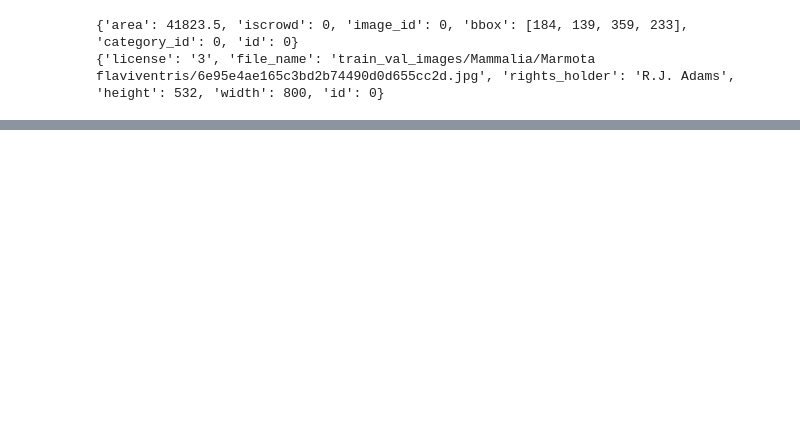
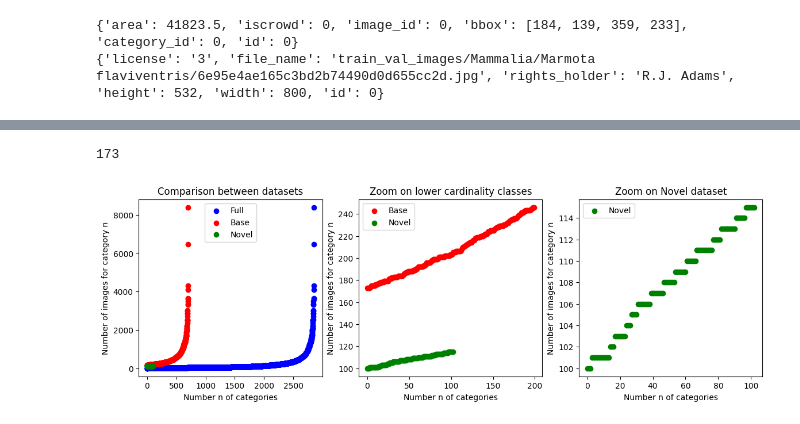
Before and after one commit to MarcelloCeresini/FSOD_CenterNet, a Jupyter notebook: src/notebooks/dataset_exploration.ipynb, the cells around one changed output, grey strips where cells are left out. Cells and saved outputs as stored; diff of their text form; code cells hidden in the pictures; blank space fills up the shorter version.

```diff
--- a/src/notebooks/dataset_exploration.ipynb
+++ b/src/notebooks/dataset_exploration.ipynb
@@ -192,8 +146,0 @@ plt.show()
-# %%
-for_plot = []
-labels = ["Base", "B train", "B val", "B test"]
-print("\nBASE")
-for d in comparison:
-    print(d[cat] if cat in d.keys() else "")
-    if cat in d.keys():
-        for_plot.append(d[cat])
@@ -231,0 +147,10 @@ plt.scatter(range(len(sorted_counts)),sorted_counts)
+# %%
+def get_data_for_plot(datasets, key):
+    for_plot = []
+    for d in datasets:
+        if key in d.keys():
+            for_plot.append(d[key])
+    return for_plot
+# %%
+for_plot = get_data_for_plot(dsets, "sorted_counts")
+labels = ["Full", "Base", "Novel"]
@@ -231,0 +161,38 @@ plt.scatter(range(len(sorted_counts)),sorted_counts)
+# %%
+print("Minimum categories for base class: ", min(for_plot[1]))
+# %% [output]
+173
+# %%
+fig, axs = plt.subplots(1, 3, figsize=(14, 4))
+
+colors = ["b", "red", "g"]
+for i in range(len(for_plot)):
+    axs[0].scatter(range(len(for_plot[i])), for_plot[i], color=colors[i])
+
+
+axs[0].legend(labels)
+axs[0].set_xlabel("Number n of categories")
+axs[0].set_ylabel("Number of images for category n")
+axs[0].set_title("Comparison between datasets")
+
+for i in range(1, len(for_plot)):
+    axs[1].scatter(range(len(for_plot[i][:200])), for_plot[i][:200], color=colors[i])
+
+axs[1].legend(labels[1:])
+axs[1].set_xlabel("Number n of categories")
+axs[1].set_ylabel("Number of images for category n")
+axs[1].set_title("Zoom on lower cardinality classes")
+
+for i in range(2, len(for_plot)):
+    axs[2].scatter(range(len(for_plot[i])), for_plot[i], color=colors[i])
+
+axs[2].legend(labels[2:])
+axs[2].set_xlabel("Number n of categories")
+axs[2].set_ylabel("Number of images for category n")
+axs[2].set_title("Zoom on Novel dataset")
+
+
+# plt.hlines([100, 115, 173], xmin=0, xmax=2*len(for_plot[2]))
+plt.show()
+# %% [output]
+[figure, added]
```
Also changed, not shown: parts of 17 cells of this notebook.
